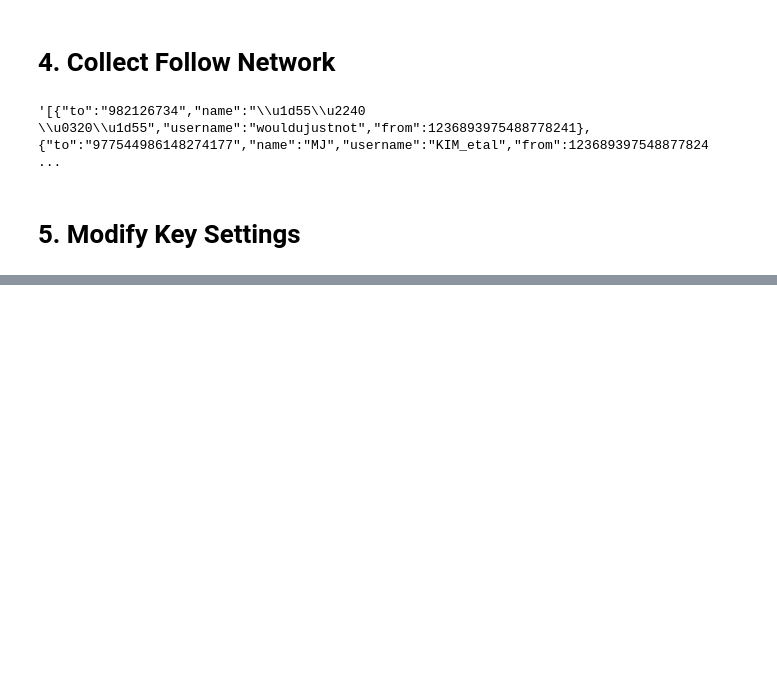
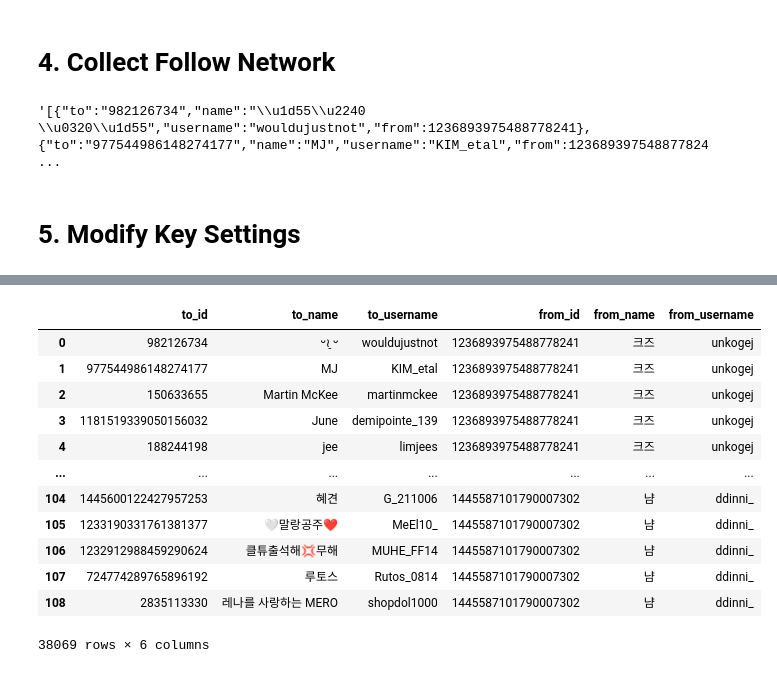
Before and after one commit to fromakim/2021Election_Analysis, a Jupyter notebook: data_getfollowers.ipynb, the cells around one changed output, grey strips where cells are left out. Drawn from its saved outputs; the diff is of its cells as text; code cells hidden in the pictures; blank space fills up the shorter version.

```diff
--- a/data_getfollowers.ipynb
+++ b/data_getfollowers.ipynb
@@ -59,0 +146,16 @@ keys['index'] = str(int(keys['index']) + 1)
+# %%
+follows
+# %% [output]
+|  | to_id | to_name | to_username | from_id | from_name | from_username |
+| 0 | 982126734 | ᵕ≀ ̠ᵕ | wouldujustnot | 1236893975488778241 | 크즈 | unkogej |
+| 1 | 977544986148274177 | MJ | KIM_etal | 1236893975488778241 | 크즈 | unkogej |
+| 2 | 150633655 | Martin McKee | martinmckee | 1236893975488778241 | 크즈 | unkogej |
+| 3 | 1181519339050156032 | June | demipointe_139 | 1236893975488778241 | 크즈 | unkogej |
+| 4 | 188244198 | jee | limjees | 1236893975488778241 | 크즈 | unkogej |
+| ... | ... | ... | ... | ... | ... | ... |
+| 104 | 1445600122427957253 | 혜견 | G_211006 | 1445587101790007302 | 냠 | ddinni_ |
+| 105 | 1233190331761381377 | 🤍말랑공주❤ | MeEl10_ | 1445587101790007302 | 냠 | ddinni_ |
+| 106 | 1232912988459290624 | 클튜출석해💢무해 | MUHE_FF14 | 1445587101790007302 | 냠 | ddinni_ |
+| 107 | 724774289765896192 | 루토스 | Rutos_0814 | 1445587101790007302 | 냠 | ddinni_ |
+| 108 | 2835113330 | 레나를 사랑하는 MERO | shopdol1000 | 1445587101790007302 | 냠 | ddinni_ |
+38069 rows × 6 columns
```
Also changed, not shown: parts of 10 cells of this notebook.
